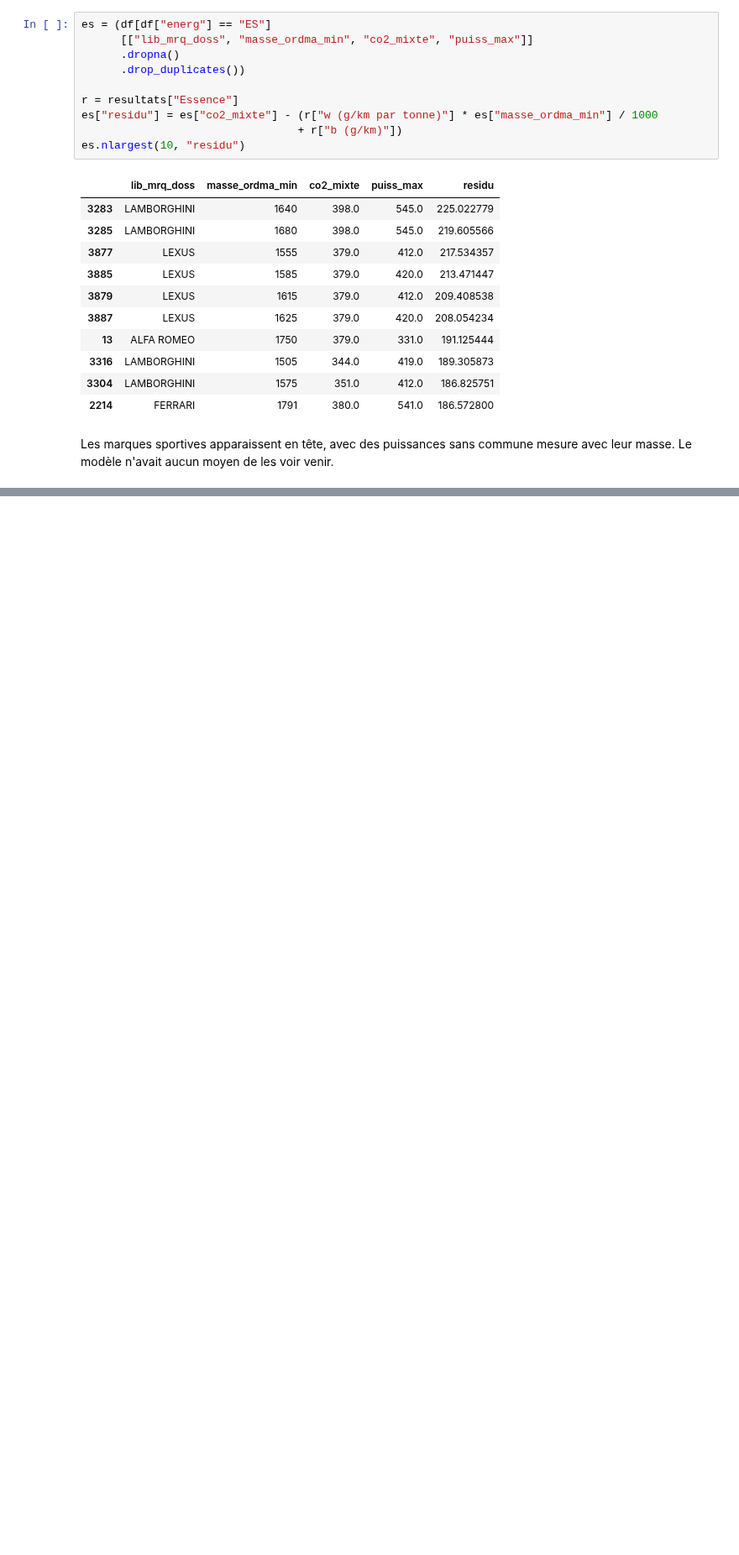
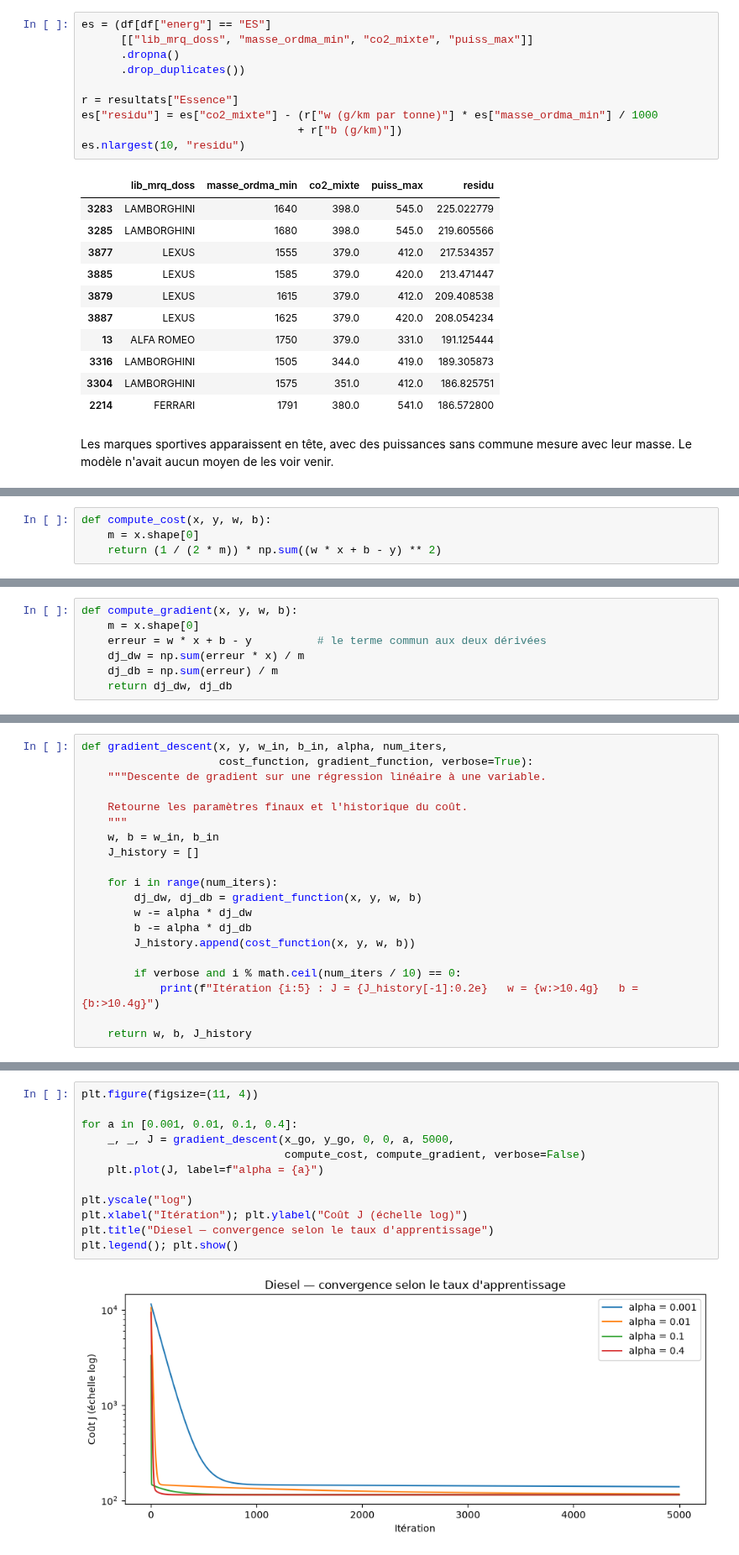
Before and after one commit to aissatougueye06/ml-co2-prediction, a Jupyter notebook: 01-regression-simple.ipynb, the cells around one changed output, grey strips where cells are left out. Shown at 84% size. Saved outputs shown, nothing was run; the diff lists cells and outputs as text; blank space fills up the shorter version.

Commit message:
Régression simple : comparaison diesel / essence

```diff
--- a/01-regression-simple.ipynb
+++ b/01-regression-simple.ipynb
@@ -205,0 +207,4 @@ La **régression multiple** (semaine 2) répond exactement à ce problème. En a
+# %%
+def compute_cost(x, y, w, b):
+    m = x.shape[0]
+    return (1 / (2 * m)) * np.sum((w * x + b - y) ** 2)
@@ -205,0 +219,7 @@ La **régression multiple** (semaine 2) répond exactement à ce problème. En a
+# %%
+def compute_gradient(x, y, w, b):
+    m = x.shape[0]
+    erreur = w * x + b - y          # le terme commun aux deux dérivées
+    dj_dw = np.sum(erreur * x) / m
+    dj_db = np.sum(erreur) / m
+    return dj_dw, dj_db
@@ -205,0 +228,20 @@ La **régression multiple** (semaine 2) répond exactement à ce problème. En a
+# %%
+def gradient_descent(x, y, w_in, b_in, alpha, num_iters,
+                     cost_function, gradient_function, verbose=True):
+    """Descente de gradient sur une régression linéaire à une variable.
+
+    Retourne les paramètres finaux et l'historique du coût.
+    """
+    w, b = w_in, b_in
+    J_history = []
+
+    for i in range(num_iters):
+        dj_dw, dj_db = gradient_function(x, y, w, b)
+        w -= alpha * dj_dw
+        b -= alpha * dj_db
+        J_history.append(cost_function(x, y, w, b))
+
+        if verbose and i % math.ceil(num_iters / 10) == 0:
+            print(f"Itération {i:5} : J = {J_history[-1]:0.2e}   w = {w:>10.4g}   b = {b:>10.4g}")
+
+    return w, b, J_history
@@ -205,0 +275,14 @@ La **régression multiple** (semaine 2) répond exactement à ce problème. En a
+# %%
+plt.figure(figsize=(11, 4))
+
+for a in [0.001, 0.01, 0.1, 0.4]:
+    _, _, J = gradient_descent(x_go, y_go, 0, 0, a, 5000,
+                               compute_cost, compute_gradient, verbose=False)
+    plt.plot(J, label=f"alpha = {a}")
+
+plt.yscale("log")
+plt.xlabel("Itération"); plt.ylabel("Coût J (échelle log)")
+plt.title("Diesel — convergence selon le taux d'apprentissage")
+plt.legend(); plt.show()
+# %% [output]
+[figure, added]
```
Also changed, not shown: parts of 39 cells of this notebook, 1 other file.
